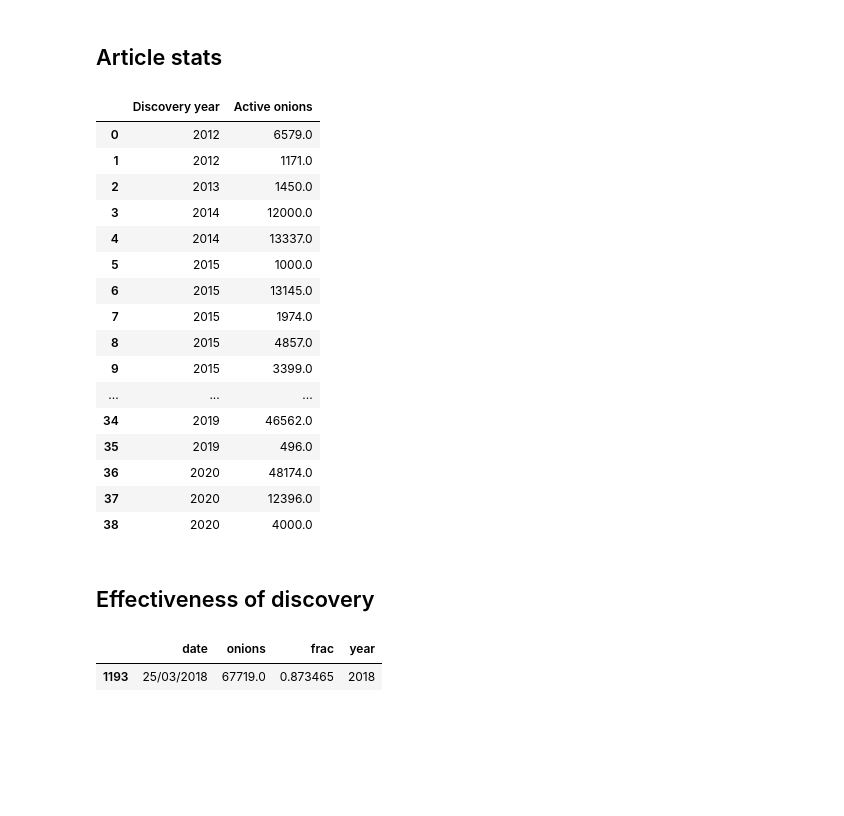
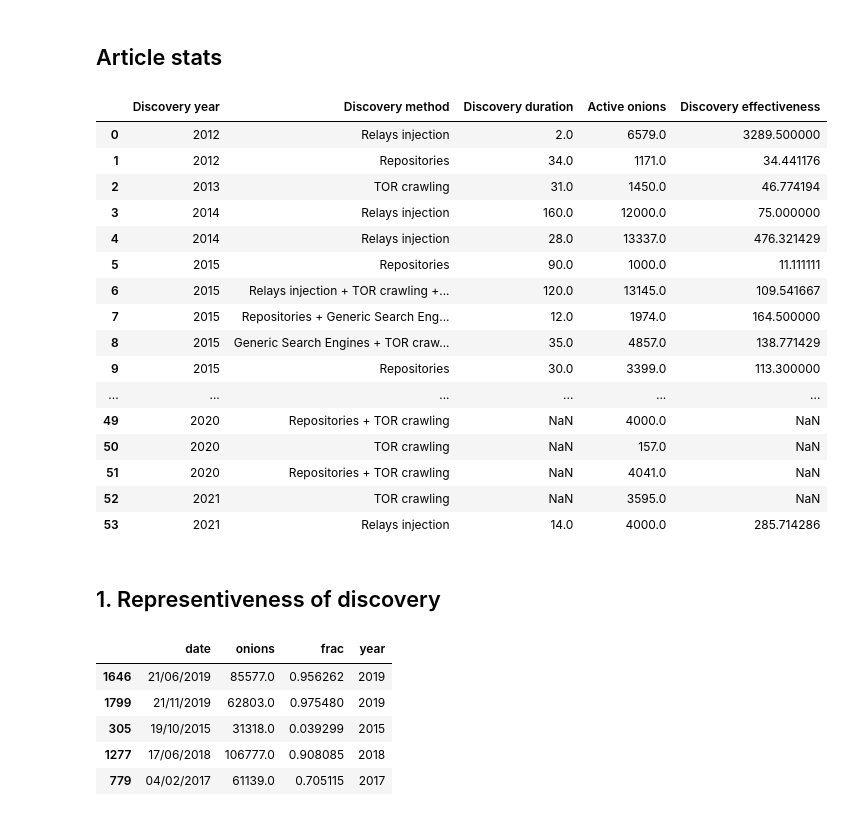
Before and after one commit to javier-pg/onions-discovery, a Jupyter notebook: data/analysis.ipynb, the cells around one changed output. Saved outputs shown, nothing was run; the diff lists cells and outputs as text; code cells hidden in the pictures; blank space fills up the shorter version.

```diff
--- a/data/analysis.ipynb
+++ b/data/analysis.ipynb
@@ -17,38 +17,42 @@ import matplotlib.ticker as ticker
 # %% [markdown]
 ## Article stats
 # %%
-articles = pd.read_csv('review.csv', usecols=[1,4])
-articles.Year = pd.to_datetime(articles.Year.astype('int'), format='%Y').dt.year
-articles.columns = ['Discovery year', 'Active onions']
+articles = pd.read_csv('review.csv', usecols=[1,2,3,5,7], nrows=54, na_values=['N.A.', '#VALUE!'])
+articles.Year = pd.to_datetime(articles.Year, format='%Y').dt.year
+articles.columns = ['Discovery year', 'Discovery method', 'Discovery duration', 'Active onions', 'Discovery effectiveness']
 articles['Active onions'] = articles['Active onions'].astype('float64')
 display(articles)
 # %% [output]
-|  | Discovery year | Active onions |
-| 0 | 2012 | 6579.0 |
-| 1 | 2012 | 1171.0 |
-| 2 | 2013 | 1450.0 |
-| 3 | 2014 | 12000.0 |
-| 4 | 2014 | 13337.0 |
-| 5 | 2015 | 1000.0 |
-| 6 | 2015 | 13145.0 |
-| 7 | 2015 | 1974.0 |
-| 8 | 2015 | 4857.0 |
-| 9 | 2015 | 3399.0 |
-| ... | ... | ... |
-| 34 | 2019 | 46562.0 |
-| 35 | 2019 | 496.0 |
-| 36 | 2020 | 48174.0 |
-| 37 | 2020 | 12396.0 |
-| 38 | 2020 | 4000.0 |
+|  | Discovery year | Discovery method | Discovery duration | Active onions | Discovery effectiveness |
+| 0 | 2012 | Relays injection | 2.0 | 6579.0 | 3289.500000 |
+| 1 | 2012 | Repositories | 34.0 | 1171.0 | 34.441176 |
+| 2 | 2013 | TOR crawling | 31.0 | 1450.0 | 46.774194 |
+| 3 | 2014 | Relays injection | 160.0 | 12000.0 | 75.000000 |
+| 4 | 2014 | Relays injection | 28.0 | 13337.0 | 476.321429 |
+| 5 | 2015 | Repositories | 90.0 | 1000.0 | 11.111111 |
+| 6 | 2015 | Relays injection + TOR crawling +... | 120.0 | 13145.0 | 109.541667 |
+| 7 | 2015 | Repositories + Generic Search Eng... | 12.0 | 1974.0 | 164.500000 |
+| 8 | 2015 | Generic Search Engines + TOR craw... | 35.0 | 4857.0 | 138.771429 |
+| 9 | 2015 | Repositories | 30.0 | 3399.0 | 113.300000 |
+| ... | ... | ... | ... | ... | ... |
+| 49 | 2020 | Repositories + TOR crawling | NaN | 4000.0 | NaN |
+| 50 | 2020 | TOR crawling | NaN | 157.0 | NaN |
+| 51 | 2020 | Repositories + TOR crawling | NaN | 4041.0 | NaN |
+| 52 | 2021 | TOR crawling | NaN | 3595.0 | NaN |
+| 53 | 2021 | Relays injection | 14.0 | 4000.0 | 285.714286 |
 # %% [markdown]
-## Effectiveness of discovery
+## 1. Representiveness of discovery
 # %%
-onions = pd.read_csv('hidserv-dir-onions-seen.csv')
+onions = pd.read_csv('hidserv-dir-onions-seen-2014-01-01-2021-12-31.csv')
 onions['year'] = pd.to_datetime(onions.date, format='%d/%m/%Y').dt.year
-onions.sample()
+onions.sample(5)
 # %% [output]
 |  | date | onions | frac | year |
-| 1193 | 25/03/2018 | 67719.0 | 0.873465 | 2018 |
+| 1646 | 21/06/2019 | 85577.0 | 0.956262 | 2019 |
+| 1799 | 21/11/2019 | 62803.0 | 0.975480 | 2019 |
+| 305 | 19/10/2015 | 31318.0 | 0.039299 | 2015 |
+| 1277 | 17/06/2018 | 106777.0 | 0.908085 | 2018 |
+| 779 | 04/02/2017 | 61139.0 | 0.705115 | 2017 |
 # %%
 onions.dropna(inplace=True)
 onions.sample(5)
```
Also changed, not shown: parts of 15 cells of this notebook, 4 other files.
